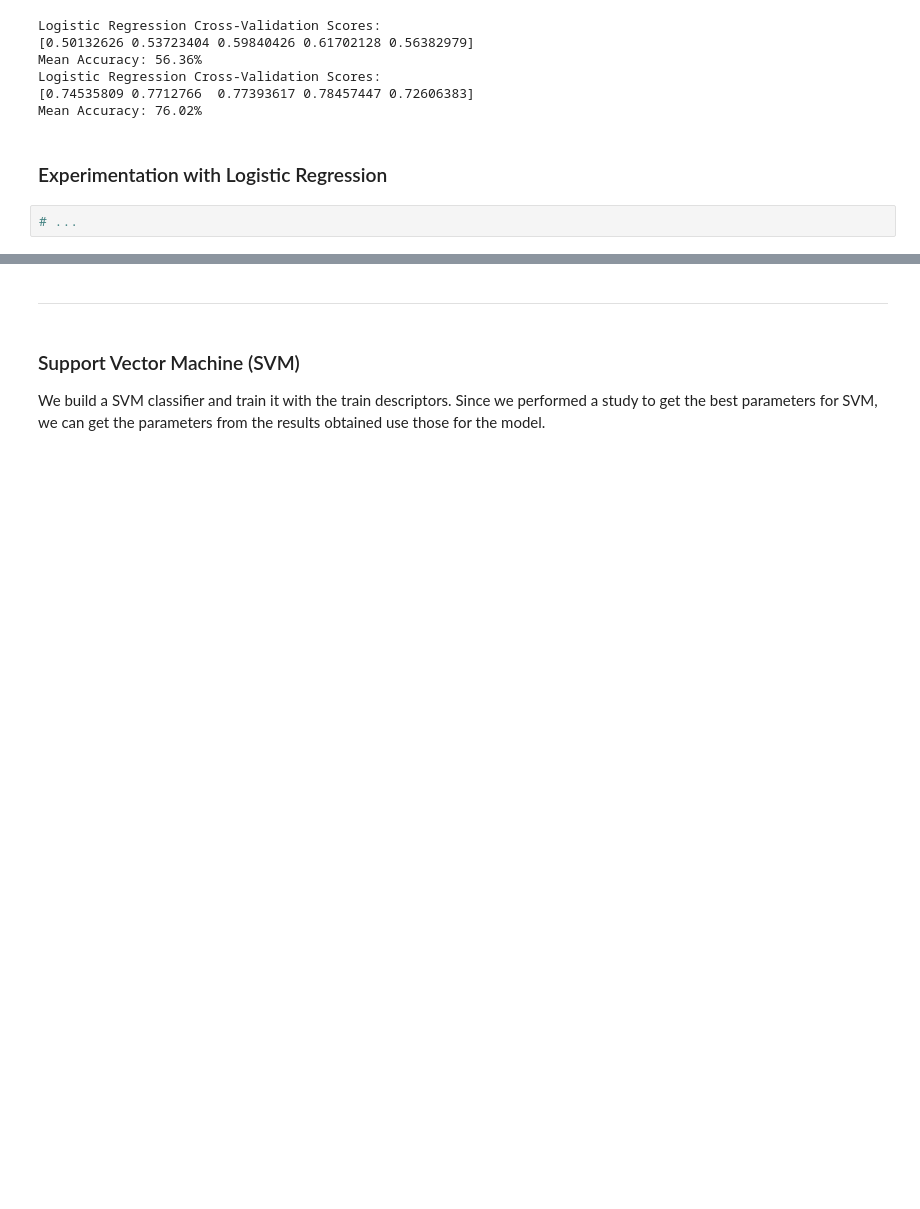
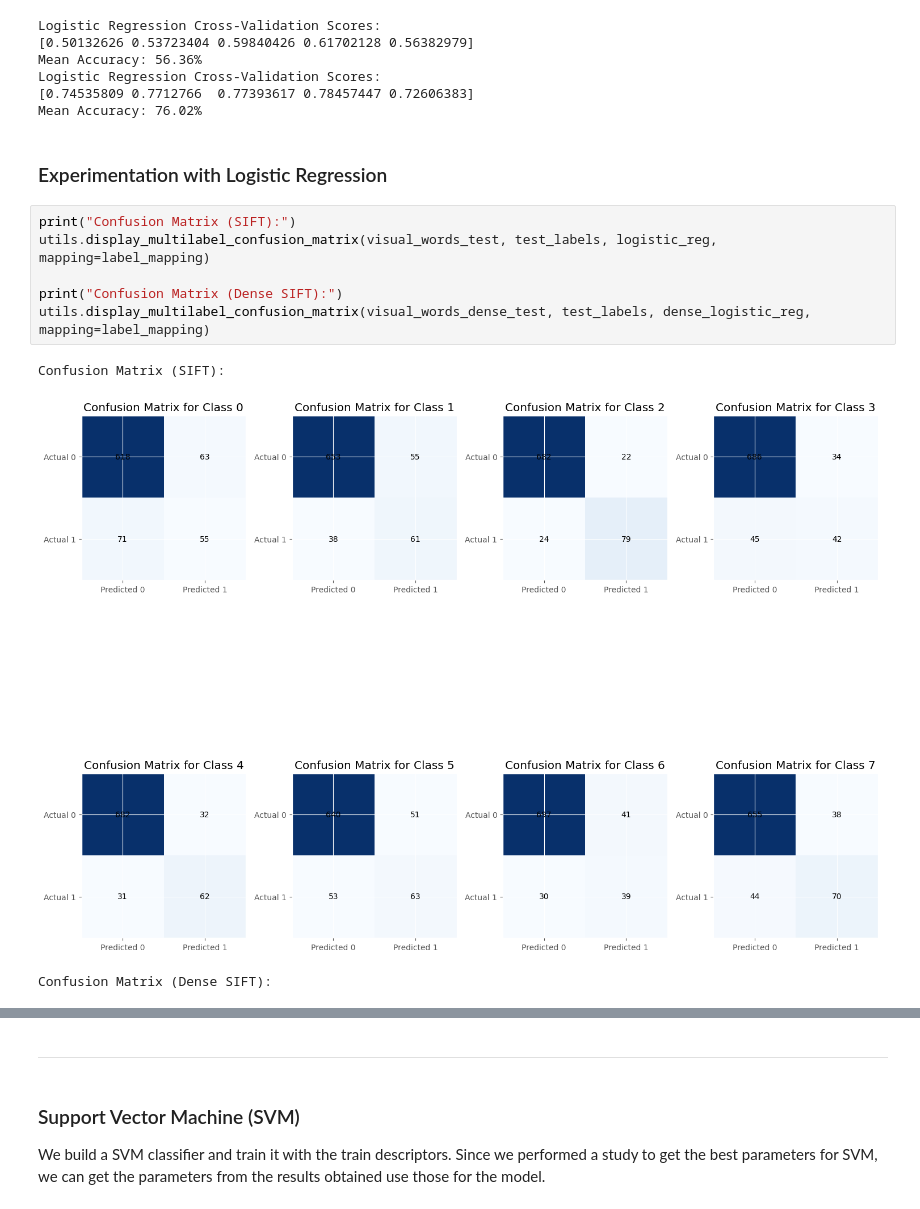
Before and after one commit to MCV-C3/project23-24-01, a Jupyter notebook: Task1/BagofVisualWords.ipynb, the cells around one changed output, grey strips where cells are left out. Cells and saved outputs as stored; diff of their text form; blank space fills up the shorter version.

Commit message:
update knn/logisticregression

```diff
--- a/Task1/BagofVisualWords.ipynb
+++ b/Task1/BagofVisualWords.ipynb
@@ -750,5 +802,13 @@ Logistic Regression Cross-Validation Scores:
 Mean Accuracy: 76.02%
 # %% [markdown]
 ### Experimentation with Logistic Regression
-# %%
-# ...
+# %%
+print("Confusion Matrix (SIFT):")
+utils.display_multilabel_confusion_matrix(visual_words_test, test_labels, logistic_reg, mapping=label_mapping)
+
+print("Confusion Matrix (Dense SIFT):")
+utils.display_multilabel_confusion_matrix(visual_words_dense_test, test_labels, dense_logistic_reg, mapping=label_mapping)
+# %% [output]
+Confusion Matrix (SIFT):
+[figure, added]
+Confusion Matrix (Dense SIFT):
```
Also changed, not shown: parts of 26 cells of this notebook, 1 other file.
